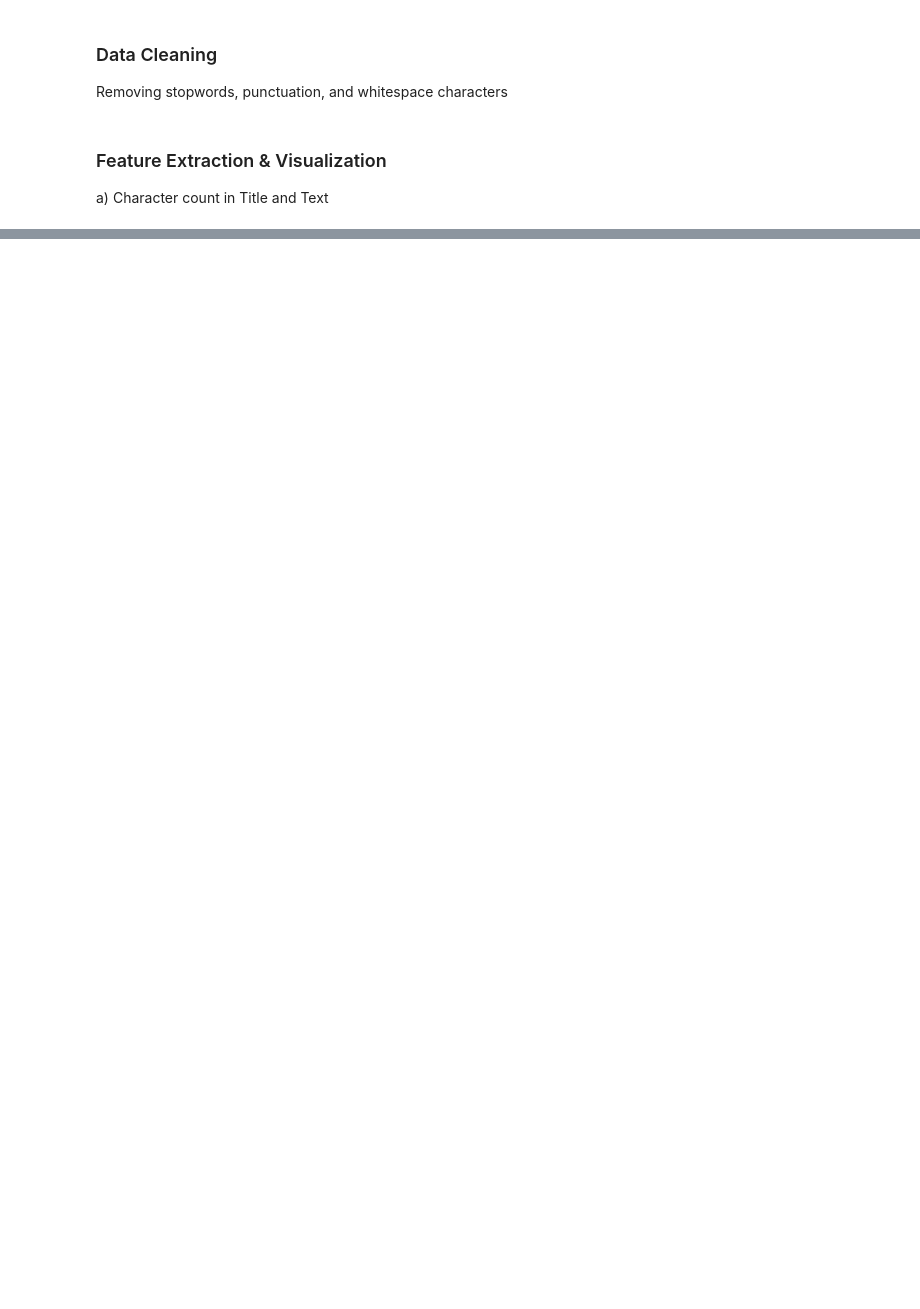
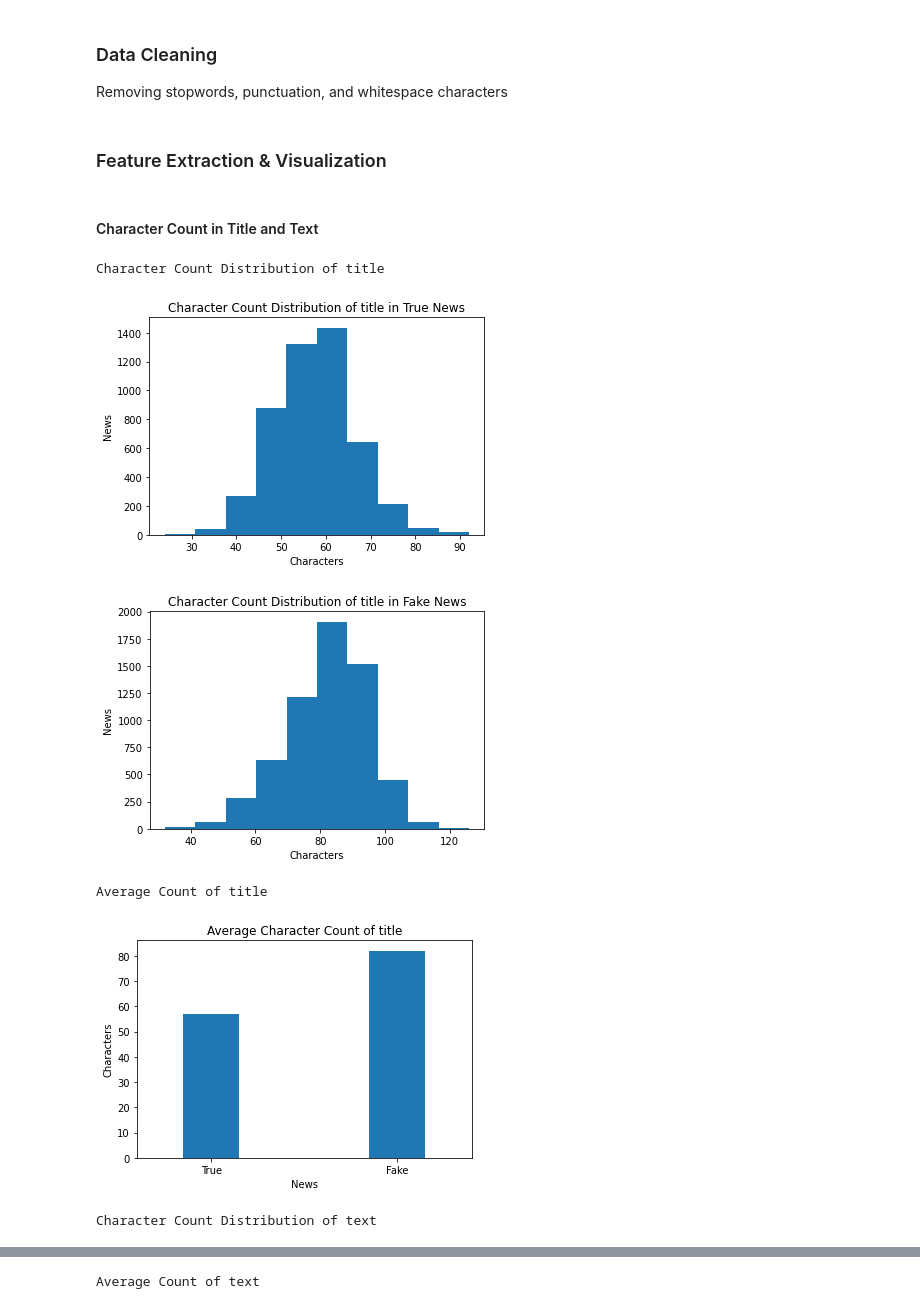
Before and after one commit to PJO017/Fake-News-Detection-Project, a Jupyter notebook: Source/Fake News Detection.ipynb, the cells around one changed output, grey strips where cells are left out. Drawn from its saved outputs; the diff is of its cells as text; code cells hidden in the pictures; blank space fills up the shorter version.

Commit message:
Add word count distribution, average, and visualizations

```diff
--- a/Source/Fake News Detection.ipynb
+++ b/Source/Fake News Detection.ipynb
@@ -66,7 +116,7 @@ dfTrue.info()
 # %%
-p = 0.2  # Keep 20% of the data.
-dfTrue = dfTrue.head(int(p * dfTrue.shape[0]))
-dfFake = dfFake.head(int(p * dfFake.shape[0]))
+# Train using 20%
+dfTrue = dfTrue.head(int(0.2 * dfTrue.shape[0]))
+dfFake = dfFake.head(int(0.2 * dfFake.shape[0]))
 # %% [markdown]
 ### Data Cleaning
 Removing stopwords, punctuation, and whitespace characters
@@ -96,7 +146,8 @@ dfTrue = preprocess(dfTrue)
 dfFake = preprocess(dfFake)
 # %% [markdown]
 ### Feature Extraction & Visualization
-a) Character count in Title and Text
+# %% [markdown]
+#### Character Count in Title and Text
 # %%
 def getCharCount(df, field):
   return [len(text) for text in df[field].to_list()]
@@ -114,13 +165,13 @@ def plot_avg_char_count(dfTrue, dfFake, field, countTrue, countFake):
   avg_count_fake = int(np.mean(countFake))
 
   df = pd.DataFrame([['True', int(avg_count_true)], ['Fake', int(avg_count_fake)]], columns=['News', 'Characters'])
-  df.plot(x='News', y='Characters', kind='bar', width=0.3, xlabel='Type of News', legend=False,
-                    ylabel='Characters', title=f'Average char count of {field} field in each type of news')
+  df.plot(x='News', y='Characters', kind='bar', width=0.3, xlabel='News', legend=False,
+                    ylabel='Characters', title=f'Average Character Count of {field}')
   plt.xticks(rotation=0)
   plt.show()
 
 
-def char_stats(dfTrue, dfFake, field):
+def character_stats(dfTrue, dfFake, field):
   print(f"Character Count Distribution of {field}")
   true_char_count= getCharCount(dfTrue, field)
   histogram_char_count(dfTrue, true_char_count, field, "True")
@@ -131,5 +182,12 @@ def char_stats(dfTrue, dfFake, field):
   print(f"Average Count of {field}")
   plot_avg_char_count(dfTrue, dfFake, field, true_char_count, fake_char_count)
 # %%
-char_stats(dfTrue, dfFake, 'title')
-char_stats(dfTrue, dfFake, 'text')
+character_stats(dfTrue, dfFake, 'title')
+character_stats(dfTrue, dfFake, 'text')
+# %% [output]
+Character Count Distribution of title
+[figure, added]
+[figure, added]
+Average Count of title
+[figure, added]
+Character Count Distribution of text
@@ -135,0 +196 @@ char_stats(dfTrue, dfFake, 'text')
+Average Count of text
```
Also changed, not shown: parts of 8 cells of this notebook.
